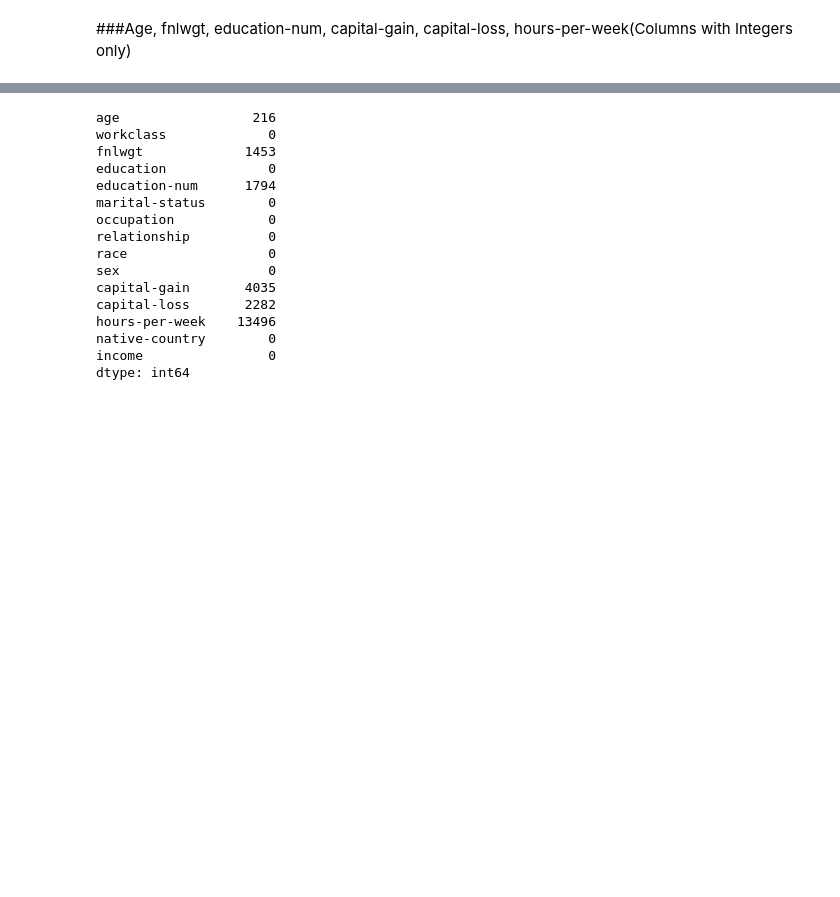
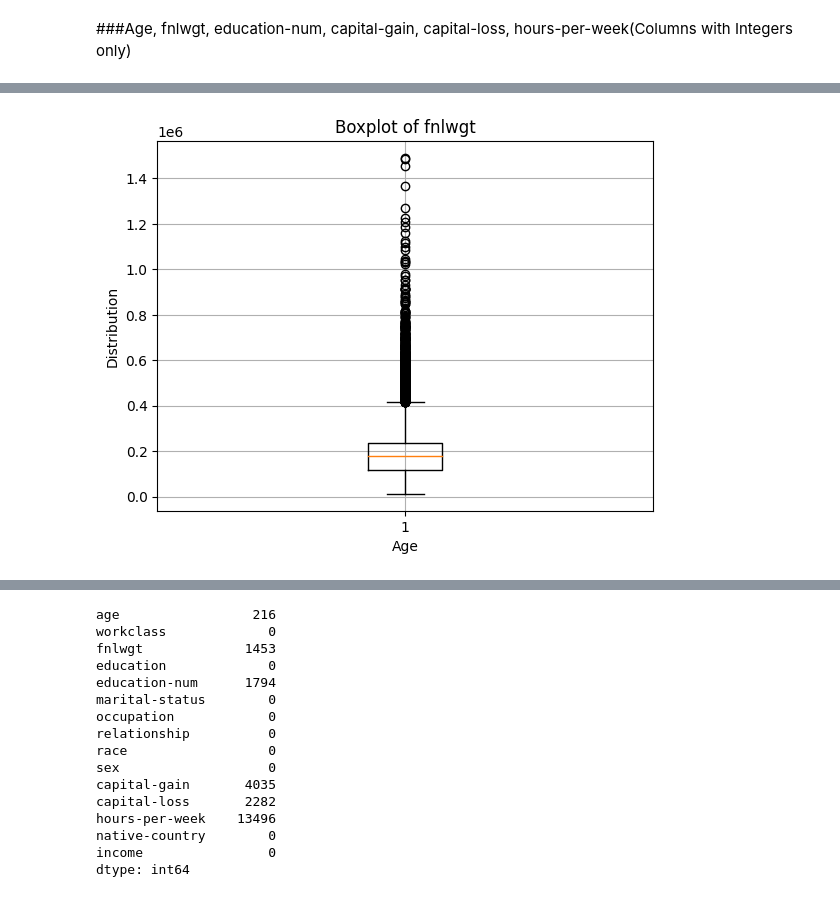
Before and after one commit to Kavindu-D/Census_Income, a Jupyter notebook: Preprocessing.ipynb, the cells around one changed output, grey strips where cells are left out. Cells and saved outputs as stored; diff of their text form; code cells hidden in the pictures; blank space fills up the shorter version.

```diff
--- a/Preprocessing.ipynb
+++ b/Preprocessing.ipynb
@@ -233,3 +232,12 @@ min         17.000000
 75%         48.000000
 max         90.000000
 Name: age, dtype: float64
+# %%
+plt.boxplot(data['fnlwgt'])
+plt.title('Boxplot of fnlwgt')
+plt.xlabel('Age')
+plt.ylabel('Distribution')
+plt.grid(True)
+plt.show()
+# %% [output]
+[figure, added]
```
Also changed, not shown: parts of 9 cells of this notebook.
